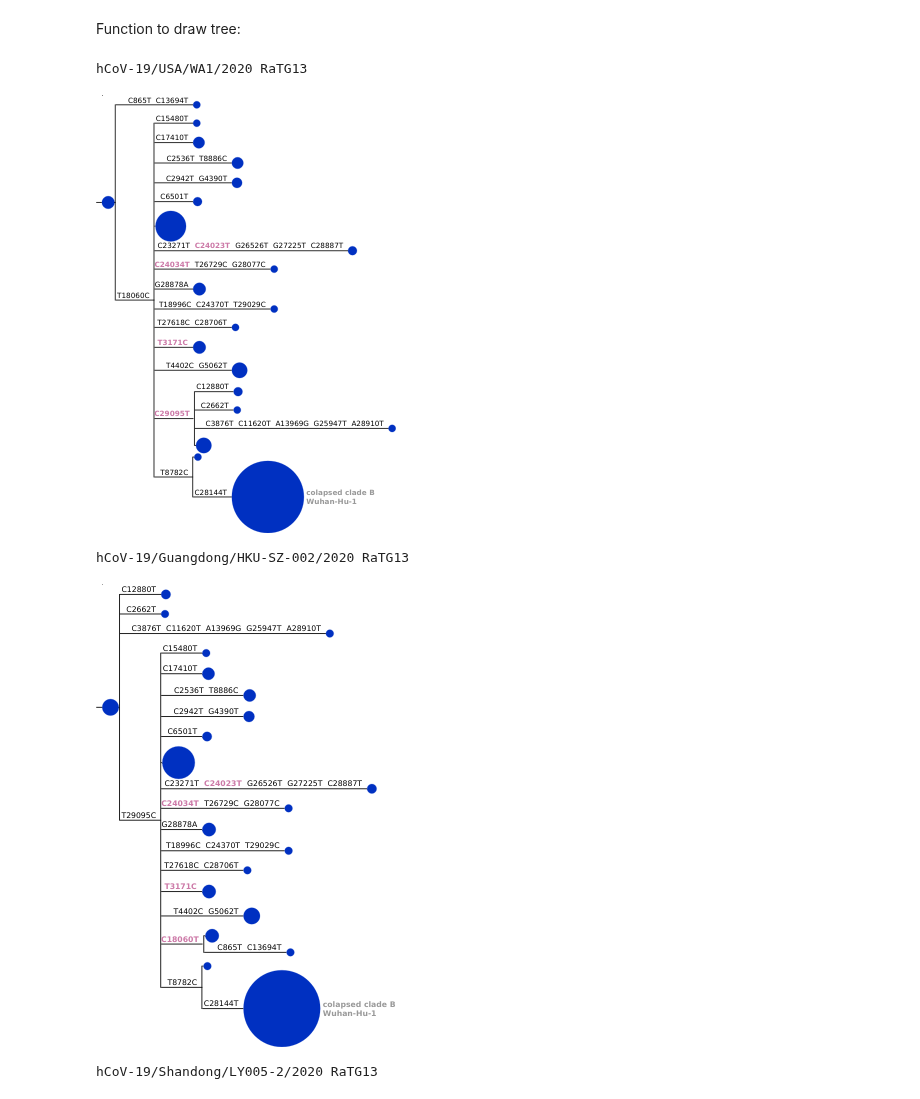
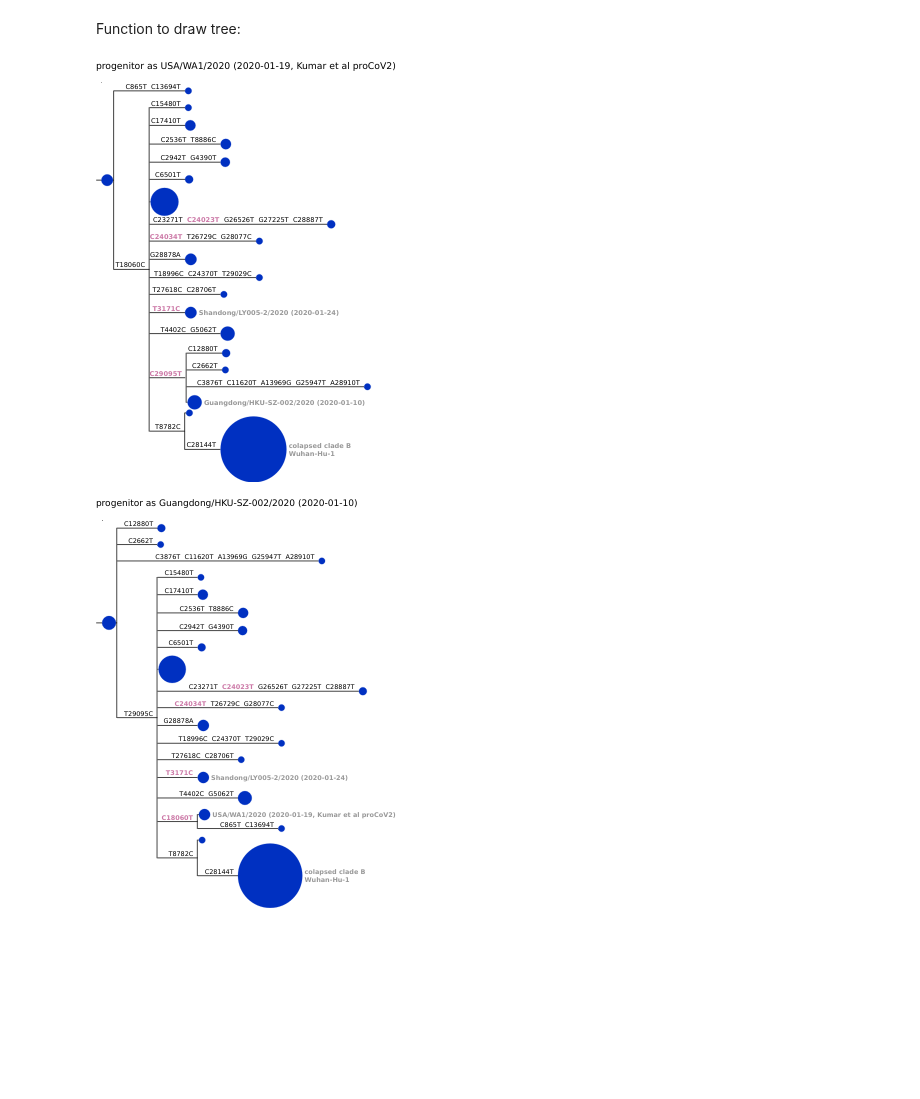
Before and after one commit to jbloom/SARS-CoV-2_PRJNA612766, a Jupyter notebook: notebooks/visualize_trees.py.ipynb, the cells around one changed output. Cells and saved outputs as stored; diff of their text form; code cells hidden in the pictures; blank space fills up the shorter version.

Commit message:
fully label trees

```diff
--- a/notebooks/visualize_trees.py.ipynb
+++ b/notebooks/visualize_trees.py.ipynb
@@ -140,3 +148,13 @@ display(
+# %%
+progenitor_dates = progenitor_info.set_index('strain')['date'].to_dict()
+node_labels = {}
+for progenitor in progenitors:
+    node_labels[progenitor] = [progenitor.replace('hCoV-19/', '') +
+                               f" ({progenitor_dates[progenitor]})",
+                               ]
+    if progenitor == 'hCoV-19/USA/WA1/2020':
+        node_labels[progenitor][0] = (node_labels[progenitor][0][: -1] +
+                                      ', Kumar et al proCoV2)')
 # %% [markdown]
 This next line enables Jupyter notebook rendering of trees in `ete3`:
 # %%
@@ -150,10 +168,9 @@ def get_pretty_tree(treefile,
                     subs_matrix,
                     progenitor,
                     to_outgroup_muts,
-                    widthscale=1500,
+                    widthscale=1350,
                     heightscale=1,
                     nodesizescale=25,
-                    rootlength=0.1,
                     label_nodes=False,
                     label_fontsize=25,
                     branch_linewidth=4,
@@ -161,6 +178,8 @@ def get_pretty_tree(treefile,
                     mut_to_outgroup_label_color='#CC79A7',
                     collapse_below={'C28144T': ['colapsed clade B', 'Wuhan-Hu-1']},
                     node_label_color='#999999',
+                    node_labels={},
+                    title_fontsize=35,
                     ):
     """Returns `(tree, tree_style)`."""
     annotations = df.set_index('representative_strain').to_dict(orient='index')
@@ -169,9 +188,6 @@ def get_pretty_tree(treefile,
 
     ts = ete3.TreeStyle()
     ts.show_leaf_name = False  # add tip names manually
-    height = t.get_farthest_node()[1]
-    ts.scale = widthscale / height
-    ts.branch_vertical_margin = heightscale
 
     nstyle_dict = {'hz_line_width': branch_linewidth,
                    'vt_line_width': branch_linewidth,
@@ -271,36 +287,67 @@ def get_pretty_tree(treefile,
         nstyle['size'] = nodesizescale * math.sqrt(collapse_nstrains)
         collapse_n.set_style(nstyle)
         for face_txt in txt:
             collapse_n.add_face(ete3.TextFace(f" {face_txt}",
                                               fsize=label_fontsize,
                                               fgcolor=node_label_color,
                                               bold=True,
                                               ),
                                 column=0,
                                 position='branch-right',
                                 )
 
+    # label specified non-progenitor nodes
+    for name, labels in node_labels.items():
+        if name == progenitor:
+            continue
+        n = t.search_nodes(name=name)
+        assert len(n) == 1
+        n = n[0]
+        for face_txt in labels:
+            n.add_face(ete3.TextFace(f" {face_txt}",
+                                     fsize=label_fontsize,
+                                     fgcolor=node_label_color,
+                                     bold=True,
+                                     ),
+                       column=0,
+                       position='branch-right',
+                       )
+
+    # add title
+    if progenitor in node_labels:
+        title_labels = node_labels[progenitor]
+    else:
+        title_labels = [progenitor]
+    for face_txt in title_labels:
+        ts.title.add_face(ete3.TextFace('progenitor as ' + face_txt,
+                                        fsize=title_fontsize,
+                                        fgcolor='black'),
+                          column=0,
+                          )
+    ts.title.add_face(ete3.TextFace('', fsize=title_fontsize),
+                      column=0)
+
     ts.show_scale = False
+    height = t.get_farthest_node()[1]
+    ts.scale = widthscale / height
+    ts.branch_vertical_margin = heightscale
 
     return t, ts
 
 assert len(progenitors) == len(tree_files)
 for outgroup, (progenitor, tree_file) in itertools.product(outgroups,
                                                            zip(progenitors, tree_files)
                                                            ):
     if outgroup != 'RaTG13':
         continue  # debugging
-    print(progenitor, outgroup)
     t, ts = get_pretty_tree(tree_file,
                             df=all_df,
                             subs_matrix=subs_matrices[progenitor],
                             progenitor=progenitor,
                             to_outgroup_muts=subs_to_outgroup[outgroup],
+                            node_labels=node_labels,
                             )
     display(t.render('%%inline', tree_style=ts, w=300))
 # %% [output]
-hCoV-19/USA/WA1/2020 RaTG13
-[figure, old version]
+[figure, new version]
-hCoV-19/Guangdong/HKU-SZ-002/2020 RaTG13
-[figure, old version]
+[figure, new version]
-hCoV-19/Shandong/LY005-2/2020 RaTG13
```
Also changed, not shown: parts of 3 cells of this notebook.
